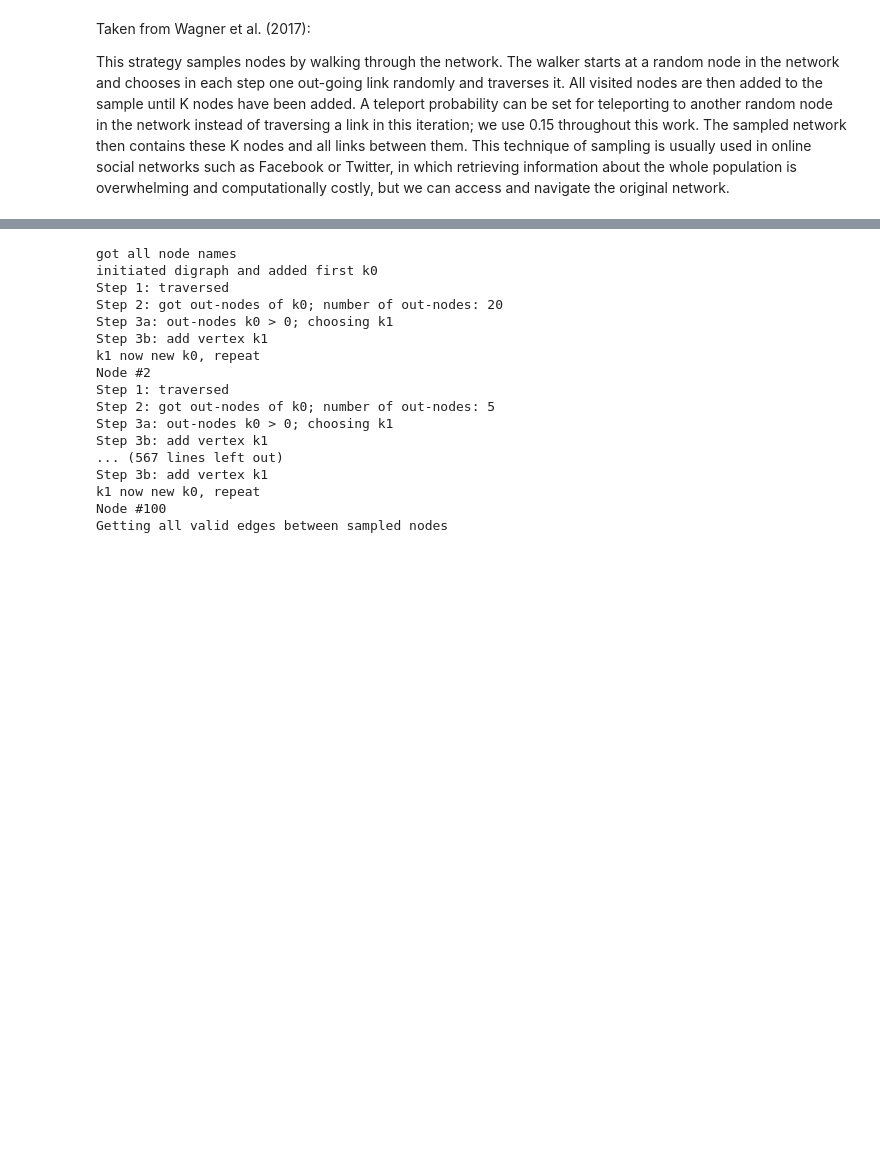
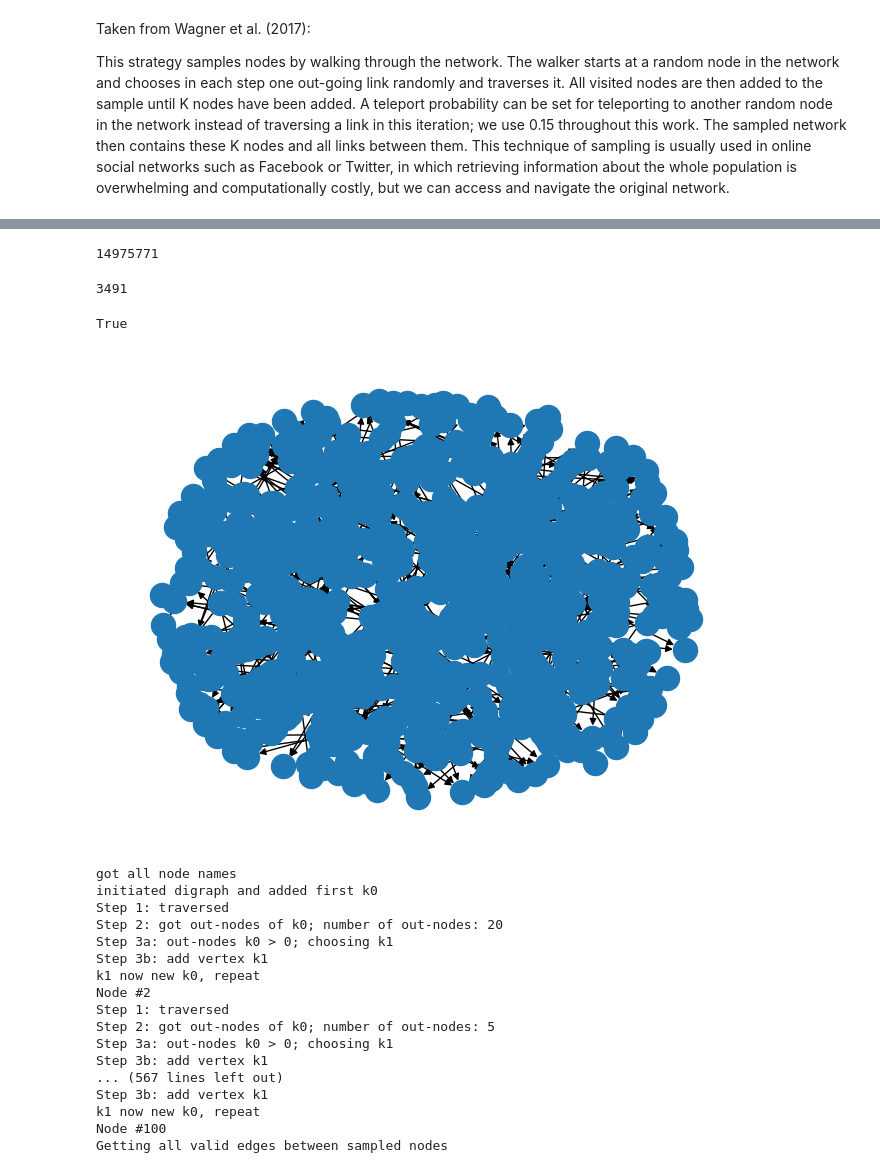
Before and after one commit to TDebono/disparate-exposure-link-recommendation, a Jupyter notebook: synthetic_data.ipynb, the cells around one changed output, grey strips where cells are left out. Cells and saved outputs as stored; diff of their text form; code cells hidden in the pictures; blank space fills up the shorter version.

```diff
--- a/synthetic_data.ipynb
+++ b/synthetic_data.ipynb
@@ -28,0 +260,4 @@ G2 = DPA(
+# %%
+from collections import Counter
+
+qq = Counter(node for node in nodes_with_del_out_edge)
@@ -29,3 +276,10 @@ G2 = DPA(
+# %%
+salsa_edges = {}
+# %%
+for node in nodes_with_del_out_edge:
+    salsa_edges[node] = []
+    for k in range(qq[node]):
+        pass
 # %% [markdown]
 ### Random Walk Sampling
 # %% [markdown]
@@ -350,0 +610,4 @@ zg = nx.read_gpickle(config.ROOT + 'nx_graph_no_attributes.pkl')
+# %%
+zg.number_of_edges()
+# %% [output]
+14975771
@@ -351,3 +702,18 @@ zg = nx.read_gpickle(config.ROOT + 'nx_graph_no_attributes.pkl')
+# %%
+rw = RandomWalker3(full_network=zg, sample_size=2000, with_attribute=False, attribute='')
+sample = rw.get_random_walk_sampled_network(teleportation_proba=0.15, verbose=False, print_every=100)
+# %%
+sample.number_of_edges()
+# %% [output]
+3491
+# %%
+rw.assert_connectedness()
+# %% [output]
+True
+# %%
+rw.show_sample()
+# %% [output]
+[figure, added]
 # %%
 rwx = RandomWalkerX(full_network=G_clean, sample_size=100)
 pokec_sample = rwx.get_random_walk_sampled_network(teleportation_proba=0.15, verbose=False, print_every=5, test=True)
```
Also changed, not shown: parts of 65 cells of this notebook.
